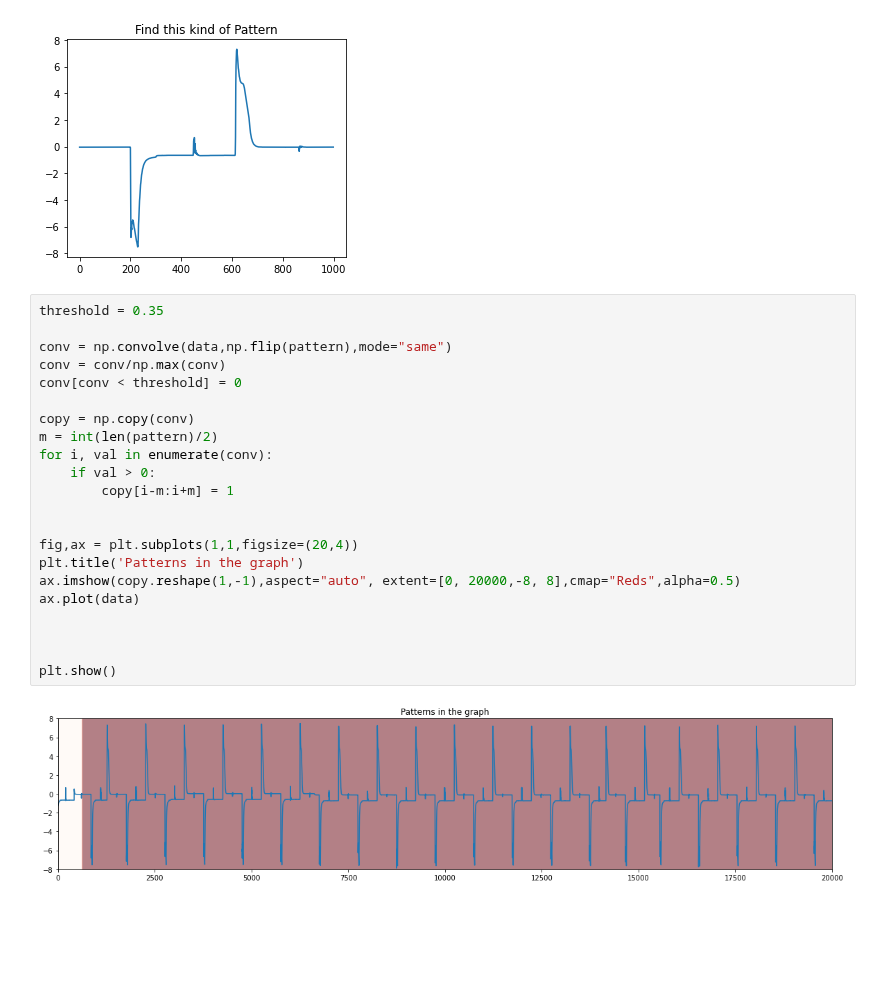
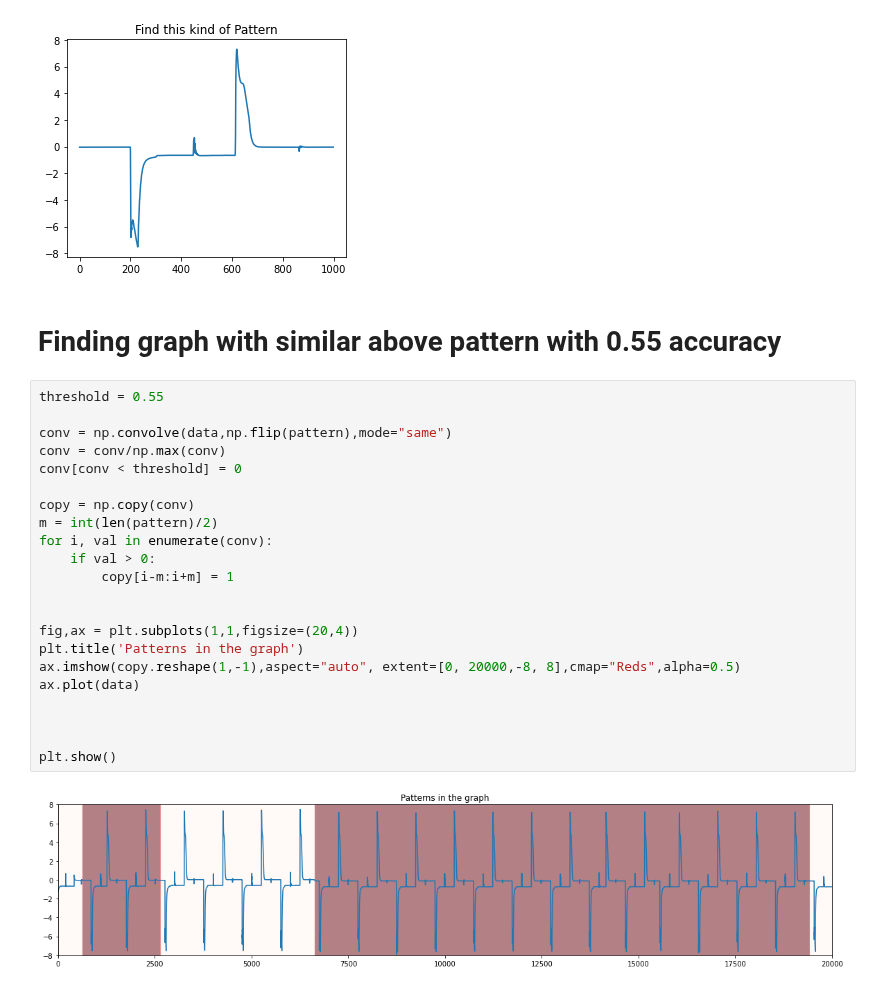
Before and after one commit to mosesmarthur/ml_signal_processing, a Jupyter notebook: Pattern Recognition.ipynb, the cells around one changed output. Cells and saved outputs as stored; diff of their text form; blank space fills up the shorter version.

```diff
--- a/Pattern Recognition.ipynb
+++ b/Pattern Recognition.ipynb
@@ -53,27 +59,29 @@ plt.title('Find this kind of Pattern')
 plt.show()
 # %% [output]
 [figure]
+# %% [markdown]
+# Finding graph with similar above pattern with 0.55 accuracy
 # %%
-threshold = 0.35
+threshold = 0.55
 
 conv = np.convolve(data,np.flip(pattern),mode="same")
 conv = conv/np.max(conv)
 conv[conv < threshold] = 0
 
 copy = np.copy(conv)
 m = int(len(pattern)/2)
 for i, val in enumerate(conv):
     if val > 0:
         copy[i-m:i+m] = 1
 
 
 fig,ax = plt.subplots(1,1,figsize=(20,4))
 plt.title('Patterns in the graph')
 ax.imshow(copy.reshape(1,-1),aspect="auto", extent=[0, 20000,-8, 8],cmap="Reds",alpha=0.5)
 ax.plot(data)
 
 
 
 plt.show()
 # %% [output]
-[figure, old version]
+[figure, new version]
```
Also changed, not shown: parts of 5 cells of this notebook.
